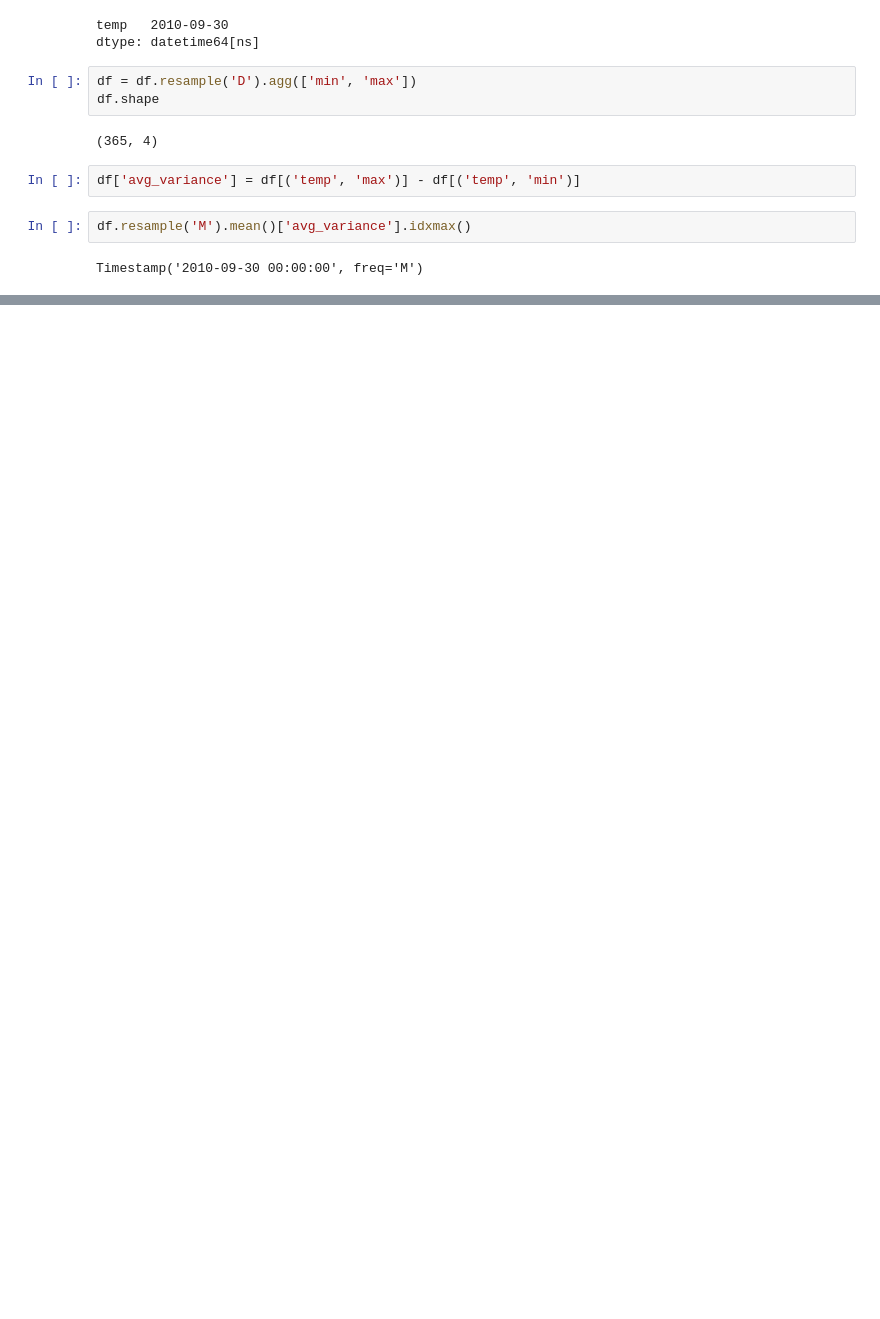
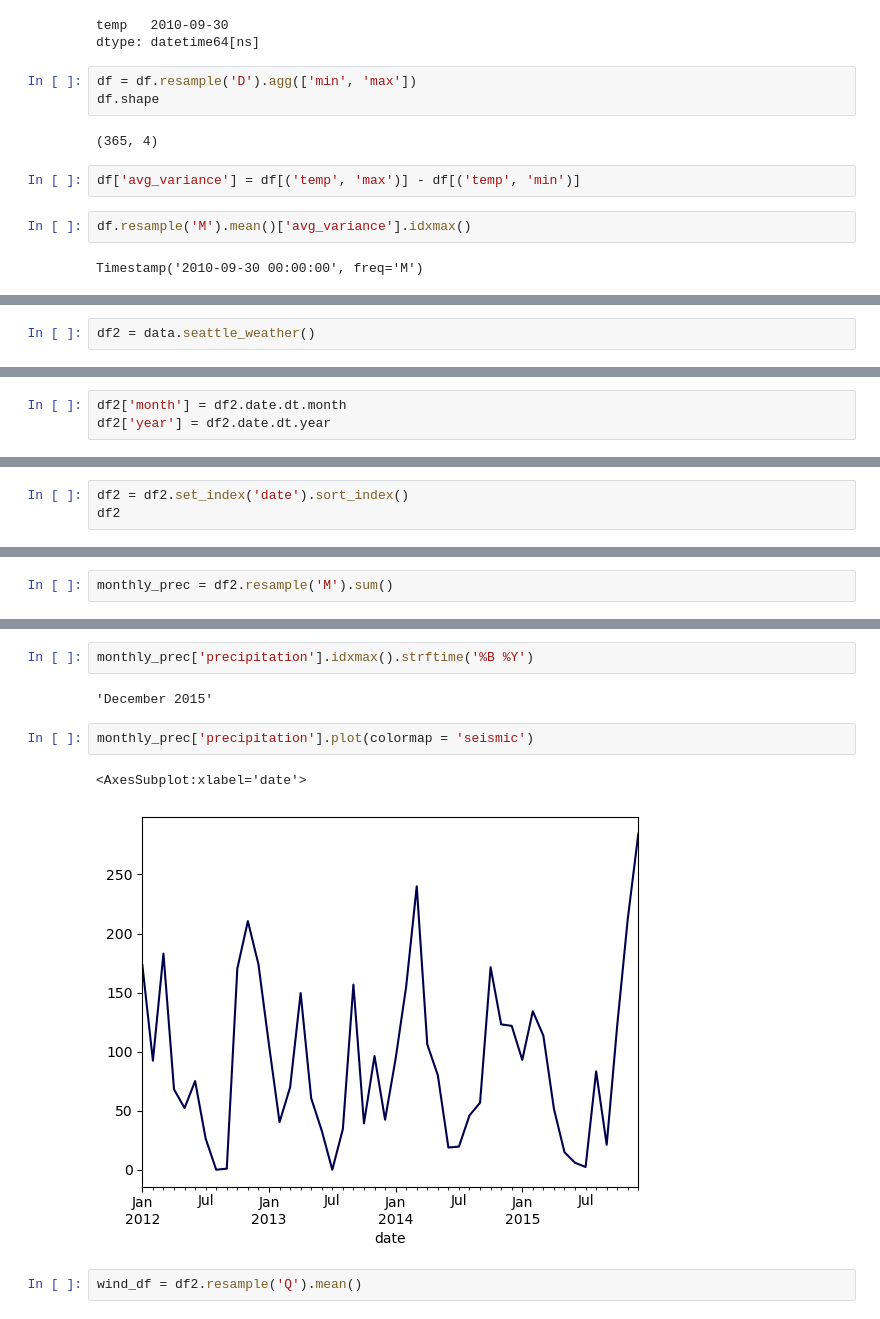
Before and after one commit to SHAWNSMITH16/time-series-exercises, a Jupyter notebook: working_with_time_series_data_exercises.ipynb, the cells around one changed output, grey strips where cells are left out. Cells and saved outputs as stored; diff of their text form; blank space fills up the shorter version.

```diff
--- a/working_with_time_series_data_exercises.ipynb
+++ b/working_with_time_series_data_exercises.ipynb
@@ -100,0 +92,2 @@ Timestamp('2010-09-30 00:00:00', freq='M')
+# %%
+df2 = data.seattle_weather()
@@ -100,0 +103,3 @@ Timestamp('2010-09-30 00:00:00', freq='M')
+# %%
+df2['month'] = df2.date.dt.month
+df2['year'] = df2.date.dt.year
@@ -100,0 +115,3 @@ Timestamp('2010-09-30 00:00:00', freq='M')
+# %%
+df2 = df2.set_index('date').sort_index()
+df2
@@ -100,0 +133,2 @@ Timestamp('2010-09-30 00:00:00', freq='M')
+# %%
+monthly_prec = df2.resample('M').sum()
@@ -100,0 +145,11 @@ Timestamp('2010-09-30 00:00:00', freq='M')
+# %%
+monthly_prec['precipitation'].idxmax().strftime('%B %Y')
+# %% [output]
+'December 2015'
+# %%
+monthly_prec['precipitation'].plot(colormap = 'seismic')
+# %% [output]
+<AxesSubplot:xlabel='date'>
+[figure, added]
+# %%
+wind_df = df2.resample('Q').mean()
```
Also changed, not shown: parts of 26 cells of this notebook.
